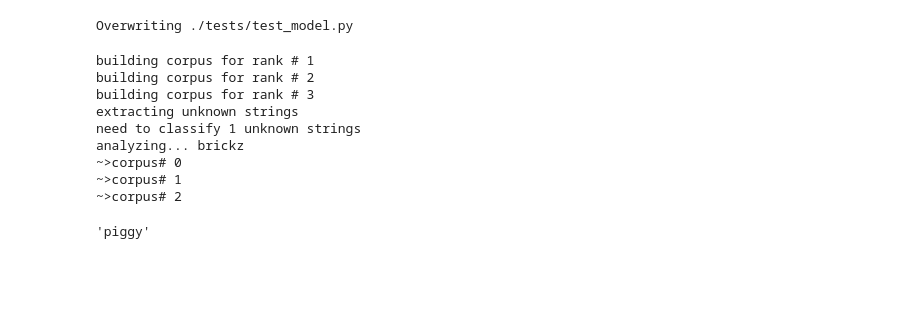
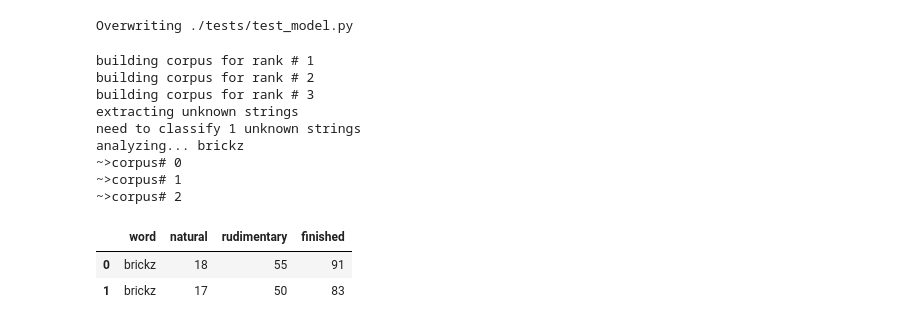
Before and after one commit to rfcai/hpc-housing-quality, a Jupyter notebook: hp_classify/sandbox.ipynb, the cells around one changed output. Drawn from its saved outputs; the diff is of its cells as text; code cells hidden in the pictures; blank space fills up the shorter version.

```diff
--- a/hp_classify/sandbox.ipynb
+++ b/hp_classify/sandbox.ipynb
@@ -880,7 +882,9 @@ analyzing... brickz
 ~>corpus# 0
 ~>corpus# 1
 ~>corpus# 2
-# %%
-df_sim.columns[0]
-# %% [output]
-'piggy'
+# %%
+distrib
+# %% [output]
+|  | word | natural | rudimentary | finished |
+| 0 | brickz | 18 | 55 | 91 |
+| 1 | brickz | 17 | 50 | 83 |
```
Also changed, not shown: parts of 1 cell of this notebook, 1 other file.
